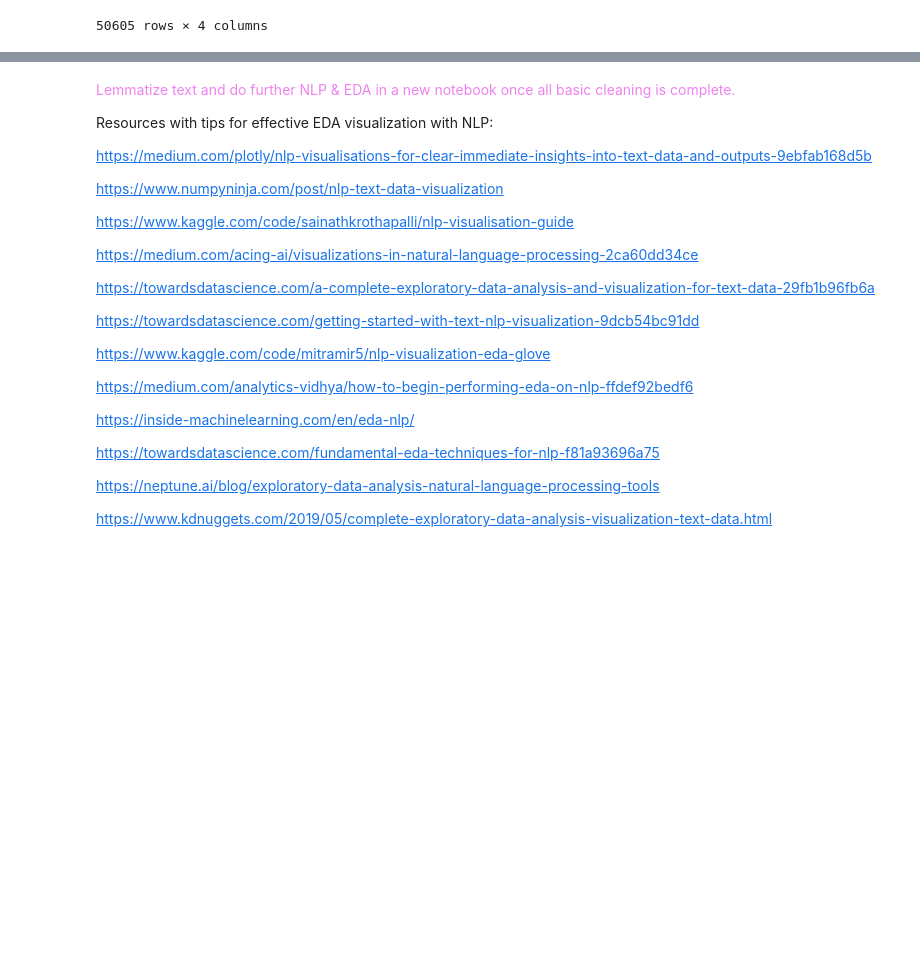
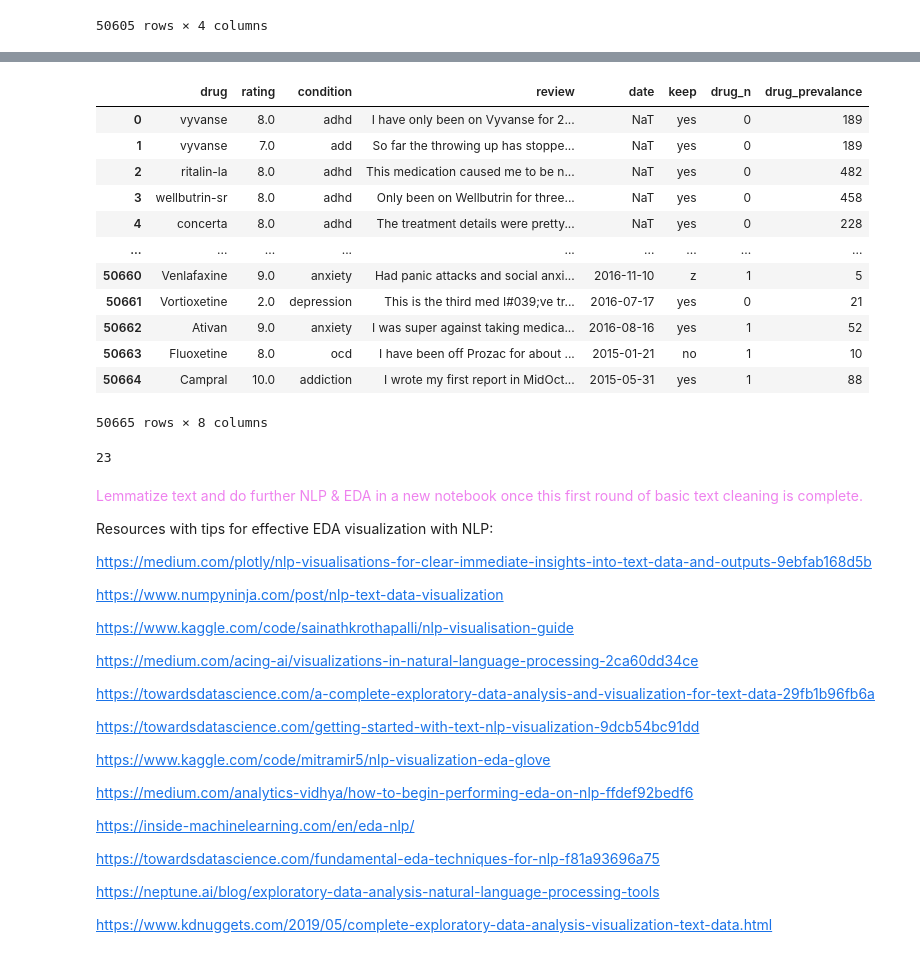
Before and after one commit to fractaldatalearning/psychedelic_efficacy, a Jupyter notebook: notebooks/3-kl-studies-early-eda-parse.ipynb, the cells around one changed output, grey strips where cells are left out. Drawn from its saved outputs; the diff is of its cells as text; code cells hidden in the pictures; blank space fills up the shorter version.

Commit message:
rearrange notebooks to fill one with just dealing with duplicate reviews

```diff
--- a/notebooks/2-kl-studies-early-eda-parse.ipynb
+++ b/notebooks/3-kl-studies-early-eda-parse.ipynb
@@ -836,0 +1414,4 @@ grouped_to_keep
+# %%
+# This looks correct so far. Clean up.
+long_df = long_df.drop(columns=['keep_x', 'keep_y'])
+long_df.head()
@@ -836,0 +1431,3 @@ grouped_to_keep
+# %%
+long_df.loc[(long_df.review.duplicated(keep=False)==False),'keep'] = 'yes'
+long_df[long_df.review.duplicated(keep=False)==False]
@@ -836,0 +1474,4 @@ grouped_to_keep
+# %%
+# Go back and sort drugs according to how common they are so they're enumerated that way
+by_drug = long_df.groupby('drug').count().sort_values(by='rating', ascending=False)
+by_drug
@@ -836,0 +1493,5 @@ grouped_to_keep
+# %%
+by_drug['drug_prevalance'] = range(len(by_drug))
+by_drug = by_drug.drop(columns=[
+    'rating', 'condition', 'review', 'date', 'keep', 'drug_n']).reset_index()
+by_drug
@@ -836,0 +1512,25 @@ grouped_to_keep
+# %%
+# Merge with long_df so that drugs have their prevalance values associated
+long_df = long_df.merge(by_drug, how='left')
+long_df
+# %% [output]
+|  | drug | rating | condition | review | date | keep | drug_n | drug_prevalance |
+| 0 | vyvanse | 8.0 | adhd | I have only been on Vyvanse for 2... | NaT | yes | 0 | 189 |
+| 1 | vyvanse | 7.0 | add | So far the throwing up has stoppe... | NaT | yes | 0 | 189 |
+| 2 | ritalin-la | 8.0 | adhd | This medication caused me to be n... | NaT | yes | 0 | 482 |
+| 3 | wellbutrin-sr | 8.0 | adhd | Only been on Wellbutrin for three... | NaT | yes | 0 | 458 |
+| 4 | concerta | 8.0 | adhd | The treatment details were pretty... | NaT | yes | 0 | 228 |
+| ... | ... | ... | ... | ... | ... | ... | ... | ... |
+| 50660 | Venlafaxine | 9.0 | anxiety | Had panic attacks and social anxi... | 2016-11-10 | z | 1 | 5 |
+| 50661 | Vortioxetine | 2.0 | depression | This is the third med I#039;ve tr... | 2016-07-17 | yes | 0 | 21 |
+| 50662 | Ativan | 9.0 | anxiety | I was super against taking medica... | 2016-08-16 | yes | 1 | 52 |
+| 50663 | Fluoxetine | 8.0 | ocd | I have been off Prozac for about ... | 2015-01-21 | no | 1 | 10 |
+| 50664 | Campral | 10.0 | addiction | I wrote my first report in MidOct... | 2015-05-31 | yes | 1 | 88 |
+50665 rows × 8 columns
+# %%
+# Create drug_n to enumerate drugs per review
+long_df['drug_n'] = long_df.sort_values(by='drug_prevalance').groupby(['review']).cumcount()
+long_df.sort_values(by=['review', 'drug_n'])
+long_df.drug_n.max()
+# %% [output]
+23
@@ -837,5 +1541,5 @@ grouped_to_keep
 # %% [markdown]
-<font color='violet'> Lemmatize text and do further NLP & EDA in a new notebook once all basic cleaning is complete.
+<font color='violet'> Lemmatize text and do further NLP & EDA in a new notebook once this first round of basic text cleaning is complete.
 
 Resources with tips for effective EDA visualization with NLP:
 
```
Also changed, not shown: parts of 76 cells of this notebook, 2 other files.
